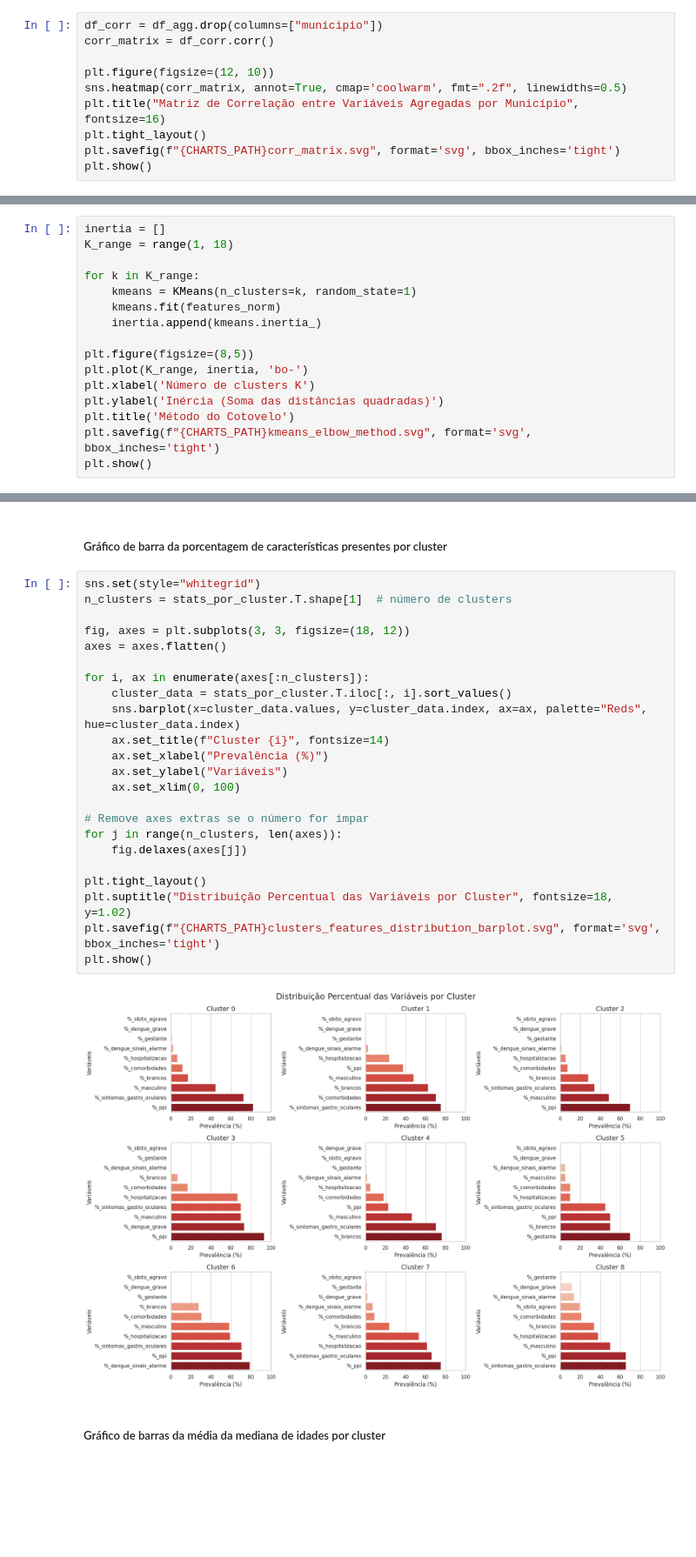
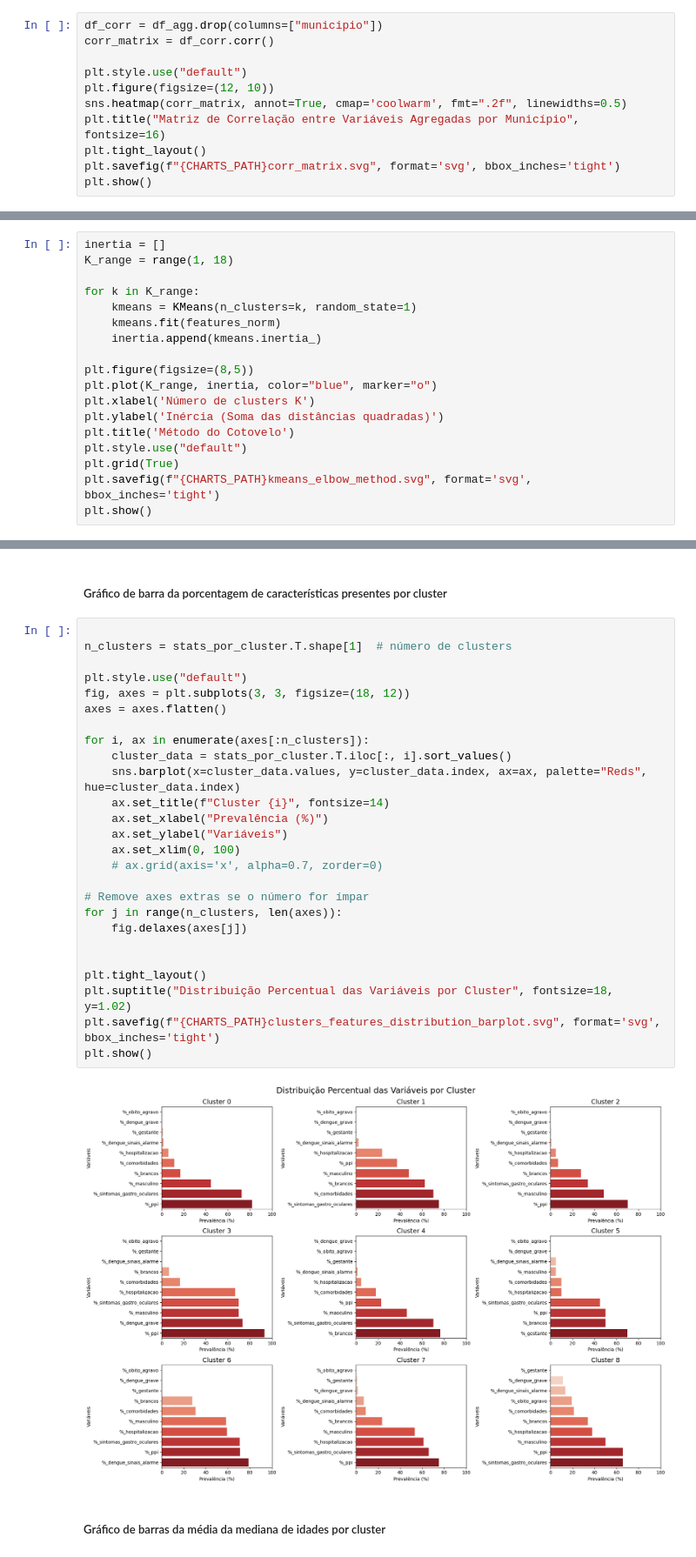
Before and after one commit to intel-comp-saude-ufes/2025-1-P1-analise-e-modelagem-de-casos-de-dengue-no-brasil, a Jupyter notebook: analise_regional.ipynb, the cells around one changed output, grey strips where cells are left out. Shown at 87% size. Cells and saved outputs as stored; diff of their text form; blank space fills up the shorter version.

```diff
--- a/analise_regional.ipynb
+++ b/analise_regional.ipynb
@@ -242,6 +242,7 @@ Matriz de correlação entre as características.
 df_corr = df_agg.drop(columns=["municipio"])
 corr_matrix = df_corr.corr()
 
+plt.style.use("default")
 plt.figure(figsize=(12, 10))
 sns.heatmap(corr_matrix, annot=True, cmap='coolwarm', fmt=".2f", linewidths=0.5)
 plt.title("Matriz de Correlação entre Variáveis Agregadas por Município", fontsize=16)
@@ -283,10 +284,12 @@ for k in K_range:
     inertia.append(kmeans.inertia_)
 
 plt.figure(figsize=(8,5))
-plt.plot(K_range, inertia, 'bo-')
+plt.plot(K_range, inertia, color="blue", marker="o")
 plt.xlabel('Número de clusters K')
 plt.ylabel('Inércia (Soma das distâncias quadradas)')
 plt.title('Método do Cotovelo')
+plt.style.use("default")
+plt.grid(True)
 plt.savefig(f"{CHARTS_PATH}kmeans_elbow_method.svg", format='svg', bbox_inches='tight')
 plt.show()
 # %% [output]
@@ -482,30 +485,33 @@ plt.show()
 # %% [markdown]
 ##### Gráfico de barra da porcentagem de características presentes por cluster
 # %%
-sns.set(style="whitegrid")
+
 n_clusters = stats_por_cluster.T.shape[1]  # número de clusters
 
+plt.style.use("default")
 fig, axes = plt.subplots(3, 3, figsize=(18, 12))
 axes = axes.flatten()
 
 for i, ax in enumerate(axes[:n_clusters]):
     cluster_data = stats_por_cluster.T.iloc[:, i].sort_values()
     sns.barplot(x=cluster_data.values, y=cluster_data.index, ax=ax, palette="Reds", hue=cluster_data.index)
     ax.set_title(f"Cluster {i}", fontsize=14)
     ax.set_xlabel("Prevalência (%)")
     ax.set_ylabel("Variáveis")
     ax.set_xlim(0, 100)
+    # ax.grid(axis='x', alpha=0.7, zorder=0)
 
 # Remove axes extras se o número for ímpar
 for j in range(n_clusters, len(axes)):
     fig.delaxes(axes[j])
 
+
 plt.tight_layout()
 plt.suptitle("Distribuição Percentual das Variáveis por Cluster", fontsize=18, y=1.02)
 plt.savefig(f"{CHARTS_PATH}clusters_features_distribution_barplot.svg", format='svg', bbox_inches='tight')
 plt.show()
 # %% [output]
-[figure, old version]
+[figure, new version]
 # %% [markdown]
 ##### Gráfico de barras da média da mediana de idades por cluster
 # %%
```
Also changed, not shown: parts of 15 cells of this notebook, 17 other files.
